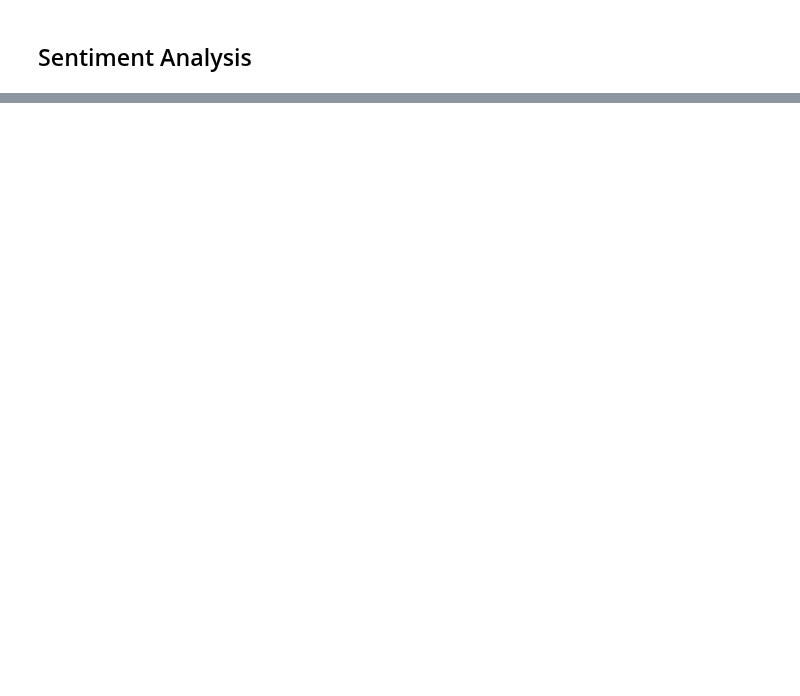
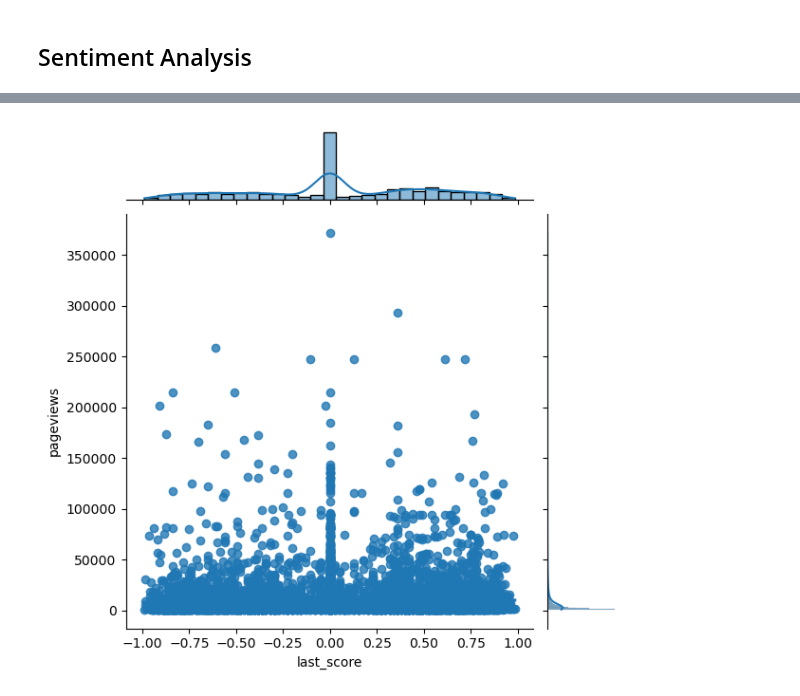
Before and after one commit to epfl-ada/ada-2022-project-theadaholics, a Jupyter notebook: summaries.ipynb, the cells around one changed output, grey strips where cells are left out. Drawn from its saved outputs; the diff is of its cells as text; code cells hidden in the pictures; blank space fills up the shorter version.

Commit message:
wordclouds and sentiment

```diff
--- a/summaries.ipynb
+++ b/summaries.ipynb
@@ -724,0 +783,14 @@ month Action wordcloud processing
+# %%
+#sort the movies according to sentiment
+sentiment_df=pd.read_csv('sentiment_range_ending.csv')
+pageviews=pd.read_csv('handled_data/movies_wikipedia_pageviews.csv')
+#happy ending movies
+happy_ending=sentiment_df[sentiment_df['last_score']>0]
+
+print(happy_ending.head())
+#sad ending movies
+sad_ending=sentiment_df[sentiment_df['last_score']<0]
+print(sad_ending.head())
+happy_names=happy_ending.merge(data,left_on='movie_id',right_on='wikipedia_id')[['movie_id','name']]
+happy_pageviews=happy_names.merge(pageviews,left_on='name',right_on='name')
+happy_pageviews['pageviews'].min()
@@ -724,0 +816,3 @@ month Action wordcloud processing
+# %%
+names_sentiment=sentiment_df.merge(data,left_on='movie_id',right_on="wikipedia_id")
+names_sentiment[['movie_id','name','first_score','last_score']]
@@ -724,0 +835,3 @@ month Action wordcloud processing
+# %%
+sent_pageviews=names_sentiment.merge(pageviews,left_on='name',right_on='name')
+sent_pageviews[['movie_id','name','first_score','last_score','pageviews']]
@@ -724,0 +900,6 @@ month Action wordcloud processing
+# %%
+import seaborn as sns
+
+h = sns.jointplot(data=sent_pageviews[sent_pageviews['pageviews']>1000], x='last_score', y='pageviews', kind="reg");
+# %% [output]
+[figure, added]
```
Also changed, not shown: parts of 21 cells of this notebook, 9 other files.
